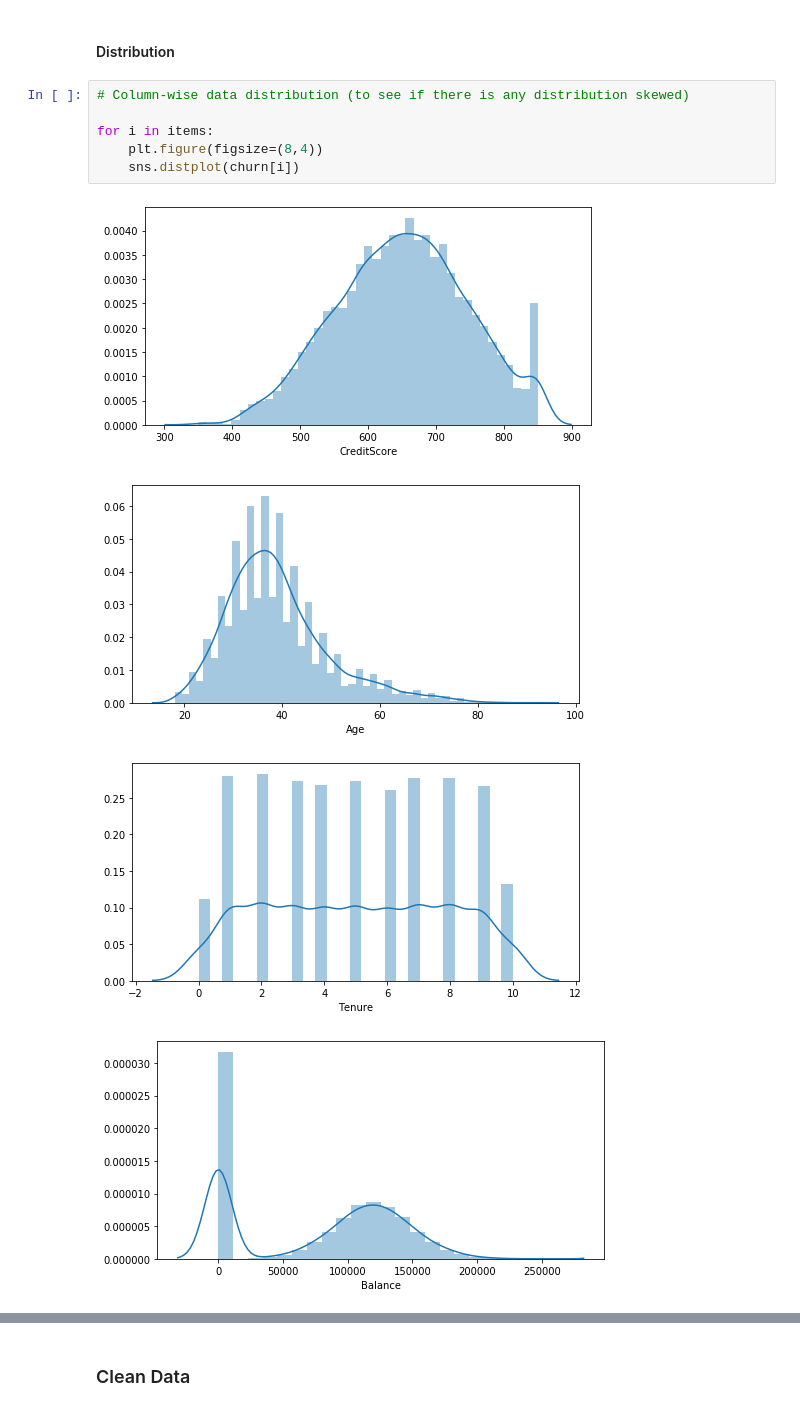
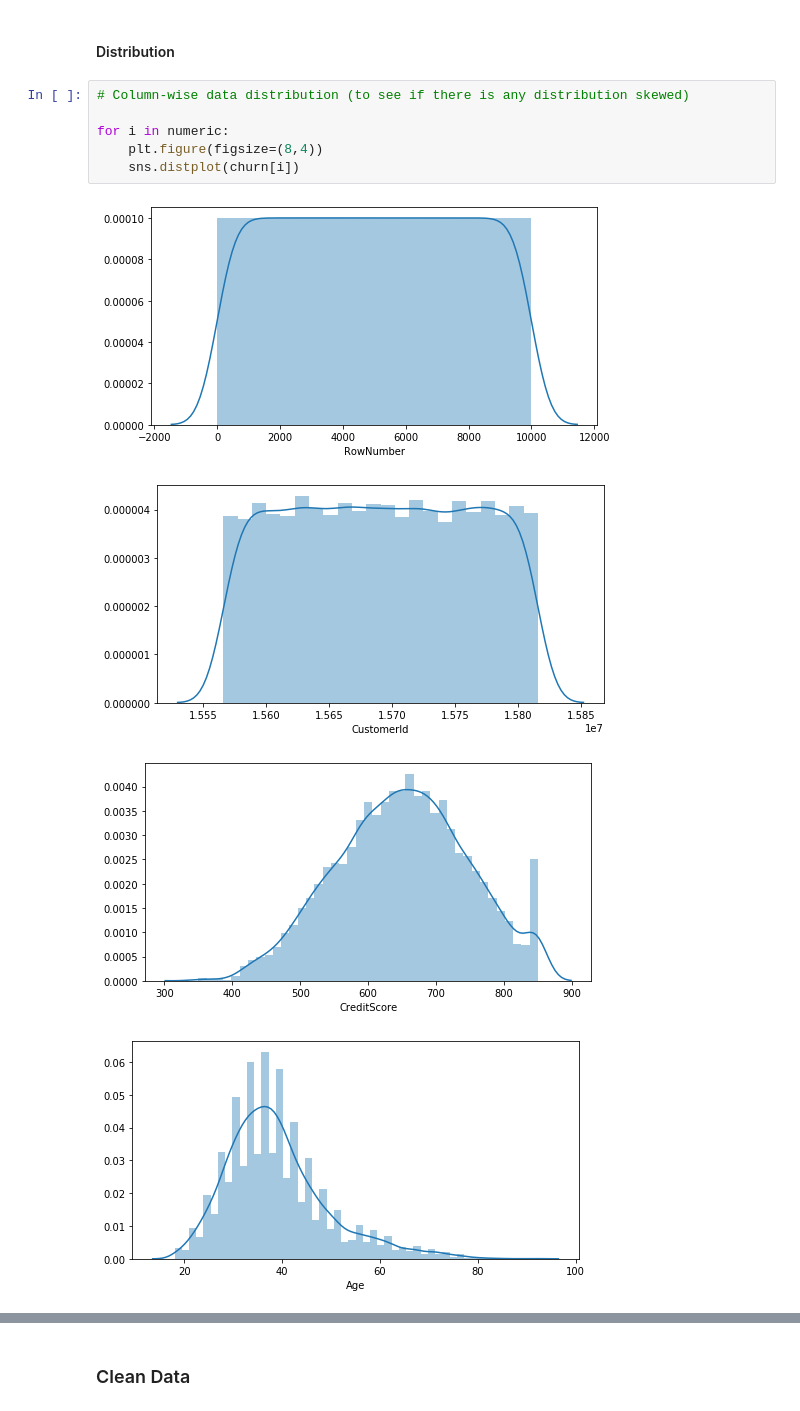
Before and after one commit to ironhack-bcn-data-june-2020/project-ml-bank-churn, a Jupyter notebook: DataPreparation.ipynb, the cells around one changed output, grey strips where cells are left out. Saved outputs shown, nothing was run; the diff lists cells and outputs as text.

```diff
--- a/DataPreparation.ipynb
+++ b/DataPreparation.ipynb
@@ -240,11 +244,11 @@ We'll continue with them and see later if we need them or not once doing the mod
 # %%
 # Column-wise data distribution (to see if there is any distribution skewed)
 
-for i in items:
+for i in numeric:
     plt.figure(figsize=(8,4))
     sns.distplot(churn[i])
 # %% [output]
-[figure, old version]
+[figure, new version]
-[figure, old version]
+[figure, new version]
-[figure, old version]
+[figure, new version]
-[figure, old version]
+[figure, new version]
```
Also changed, not shown: parts of 32 cells of this notebook.
